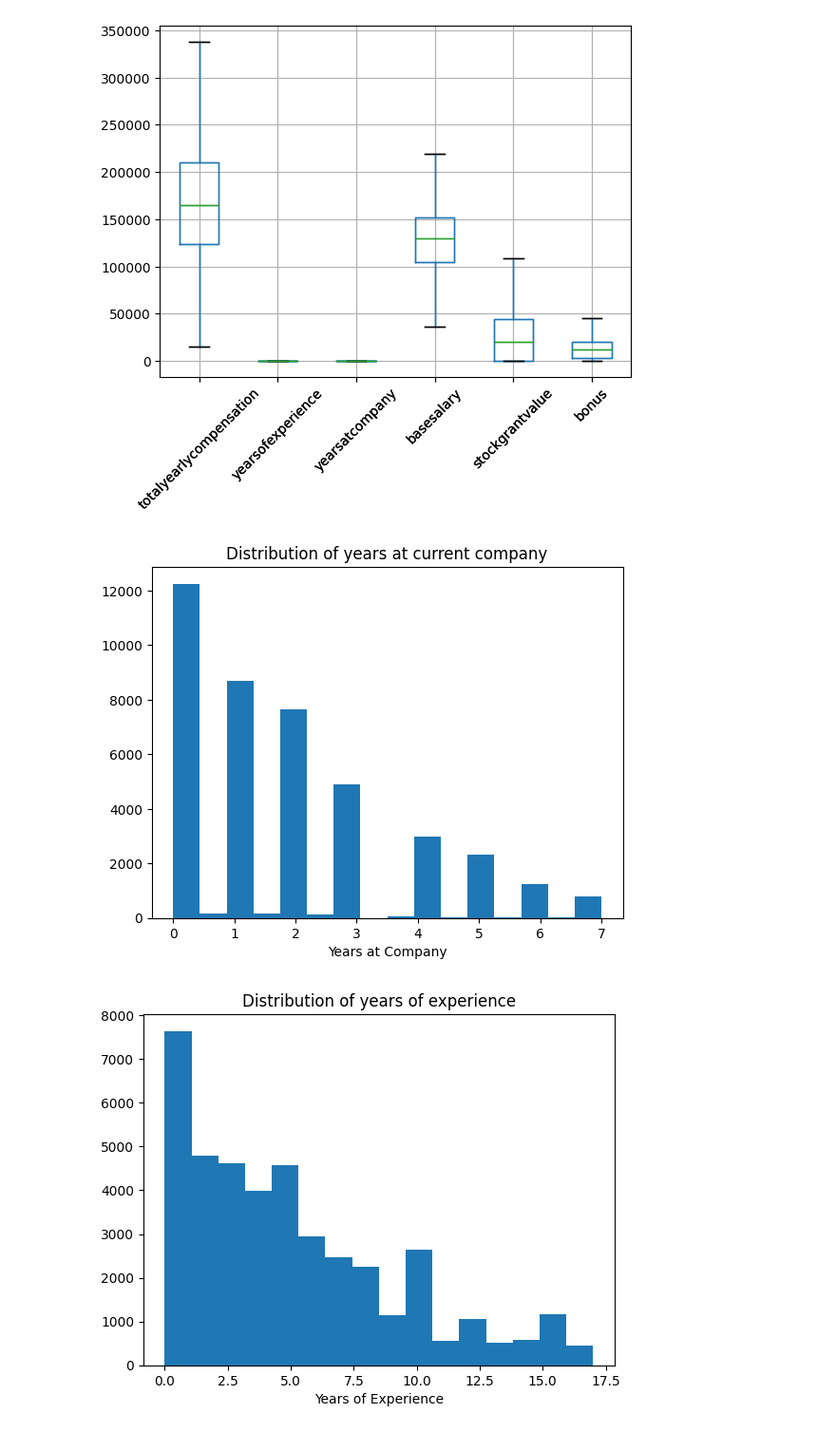
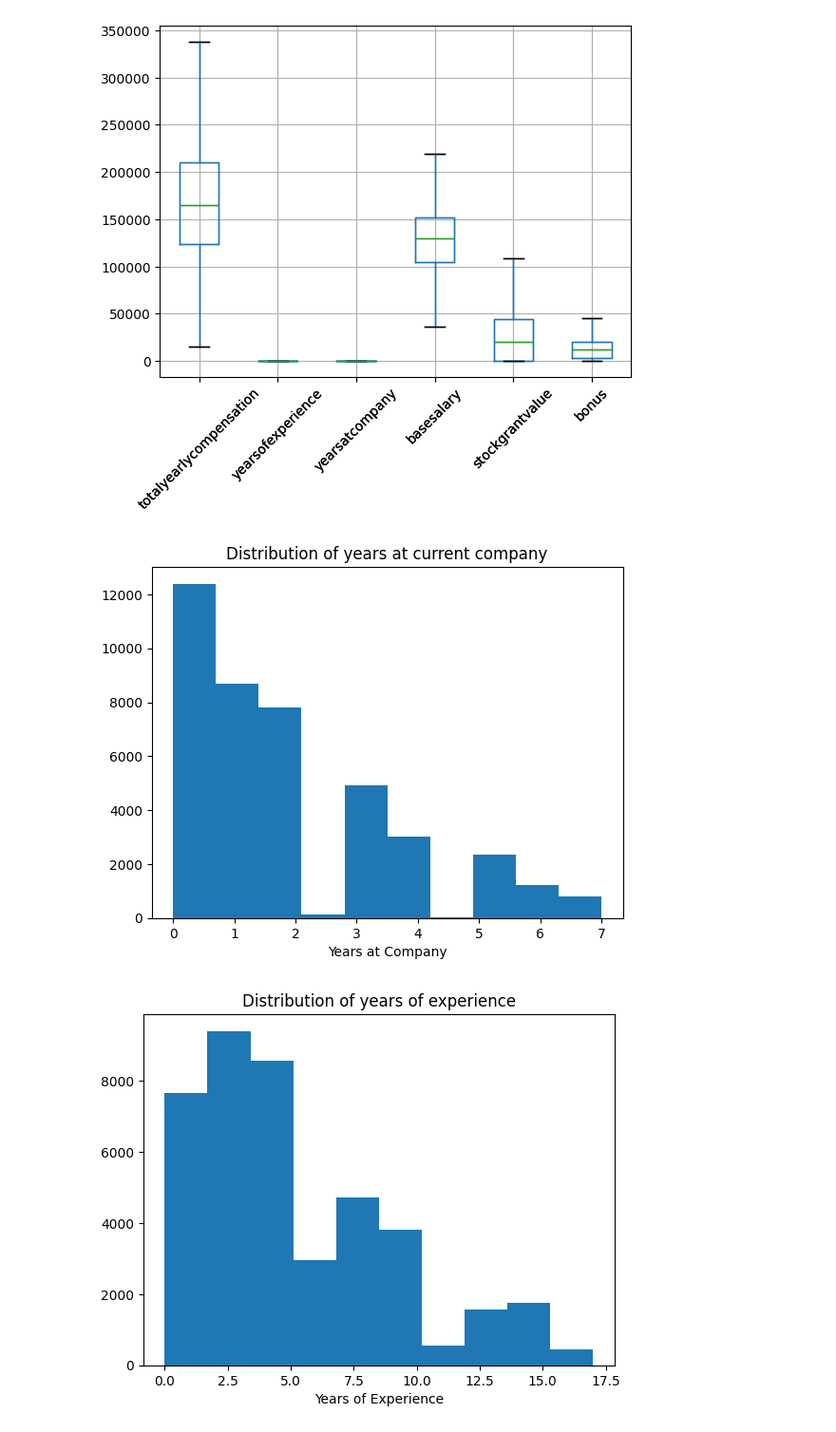
Before and after one commit to drakonic-fury/DTSC-2302-FP, a Jupyter notebook: project.ipynb, the cells around one changed output. Shown: that part at 95% size. Saved outputs shown, nothing was run; the diff lists cells and outputs as text; code cells hidden in the pictures.

Commit message:
Edited histograms

```diff
--- a/project.ipynb
+++ b/project.ipynb
@@ -117,19 +117,19 @@ plt.show()
 [figure]
 # %%
 x = dfclean['yearsatcompany']
-plt.hist(x, bins=16)
+plt.hist(x)
 plt.xlabel('Years at Company')
 plt.title("Distribution of years at current company")
 plt.show()
 # %% [output]
-[figure, old version]
+[figure, new version]
 # %%
 x = dfclean['yearsofexperience']
-plt.hist(x, bins=16)
+plt.hist(x)
 plt.xlabel('Years of Experience')
 plt.title("Distribution of years of experience")
 plt.show()
 # %% [output]
-[figure, old version]
+[figure, new version]
 # %%
 x = dfclean['totalyearlycompensation']
```
Also changed, not shown: parts of 1 cell of this notebook.
